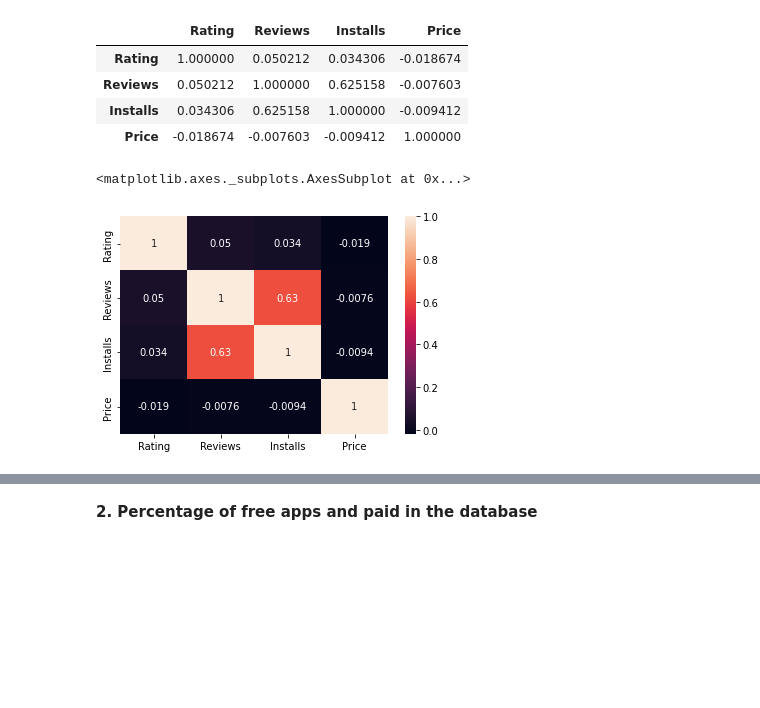
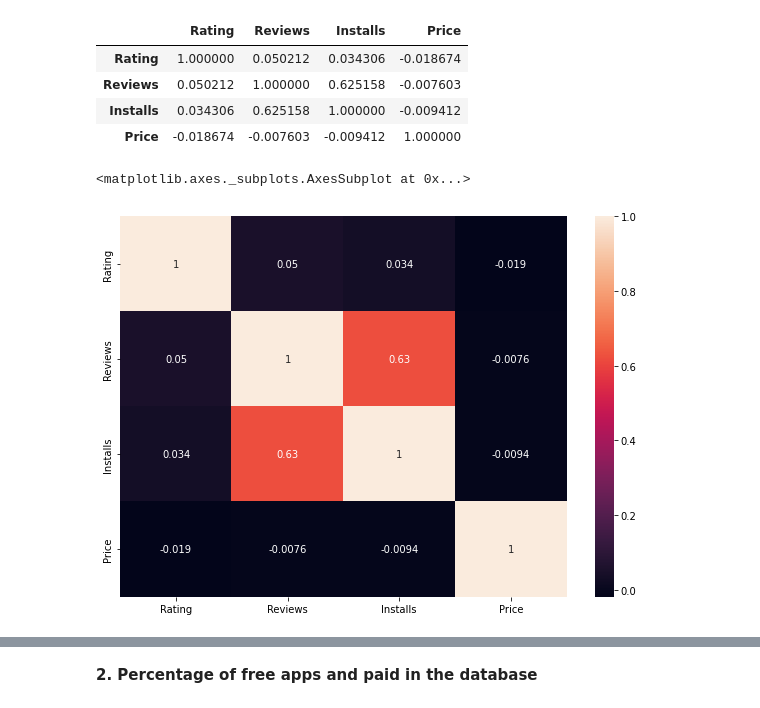
Before and after one commit to shaloy-lewis/EDA_on_play_store_app_reviews, a Jupyter notebook: EDA_on_Play_Store_App_Reviews_by_Shaloy_Lewis.ipynb, the cells around one changed output, grey strips where cells are left out. Drawn from its saved outputs; the diff is of its cells as text; code cells hidden in the pictures; blank space fills up the shorter version.

```diff
--- a/EDA_on_Play_Store_App_Reviews_by_Shaloy_Lewis.ipynb
+++ b/EDA_on_Play_Store_App_Reviews_by_Shaloy_Lewis.ipynb
@@ -1159,8 +1159,9 @@ ps_df.corr()
 # %%
 # Correlation heatmap
 
+plt.figure(figsize = (10,7))
 sns.heatmap(ps_df.corr(), annot= True)
 # %% [output]
 <matplotlib.axes._subplots.AxesSubplot at 0x...>
-[figure, old version]
+[figure, new version]
 # %% [markdown]
```
Also changed, not shown: parts of 21 cells of this notebook.
